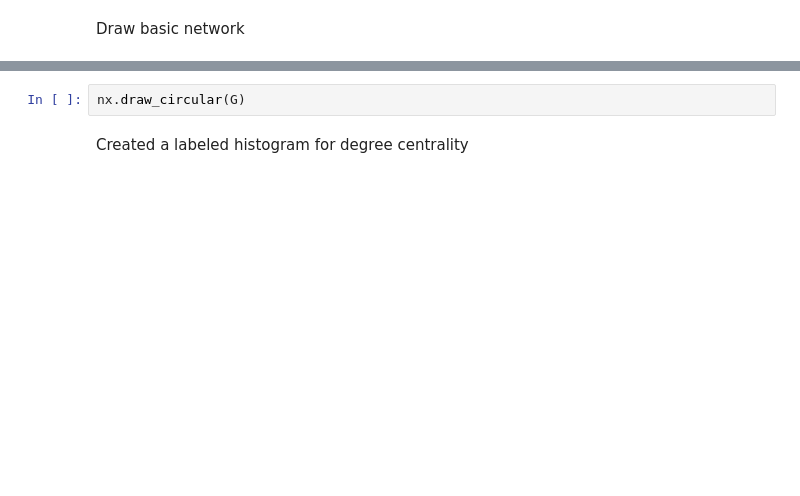
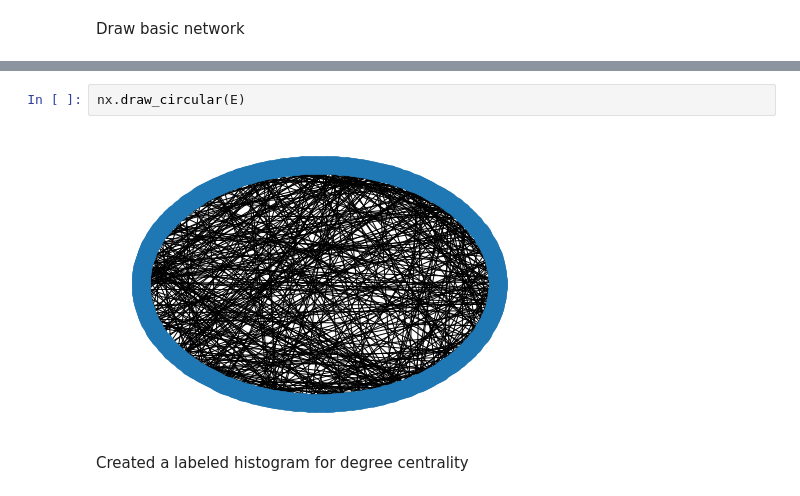
Before and after one commit to clarkpetri/SocialInfluenceModel, a Jupyter notebook: Network Template.ipynb, the cells around one changed output, grey strips where cells are left out. Saved outputs shown, nothing was run; the diff lists cells and outputs as text; blank space fills up the shorter version.

```diff
--- a/Network Template.ipynb
+++ b/Network Template.ipynb
@@ -16,5 +35,7 @@ nx.draw_spring(G)
 # %%
-nx.draw_circular(G)
+nx.draw_circular(E)
+# %% [output]
+[figure, added]
 # %% [markdown]
 Created a labeled histogram for degree centrality
 # %%
```
Also changed, not shown: parts of 9 cells of this notebook.
